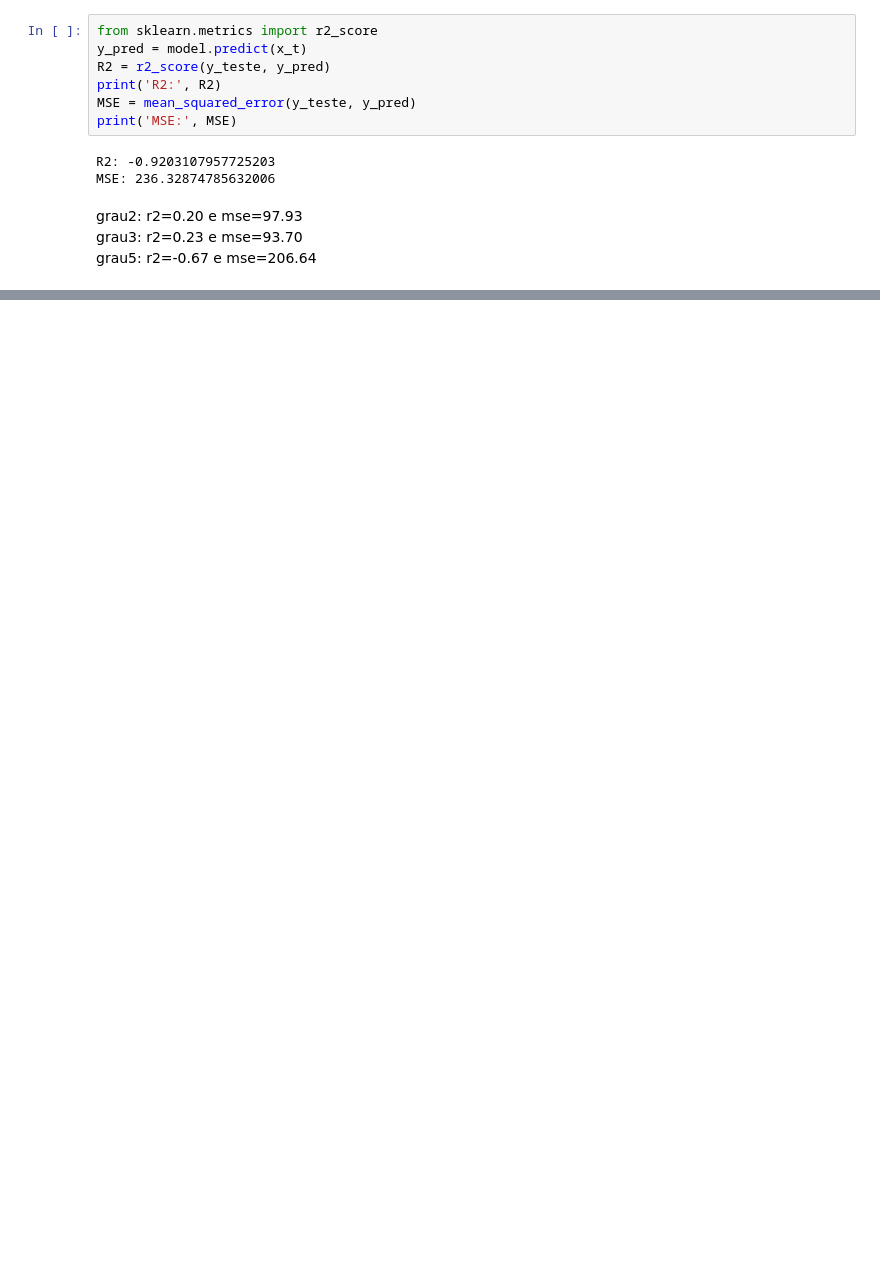
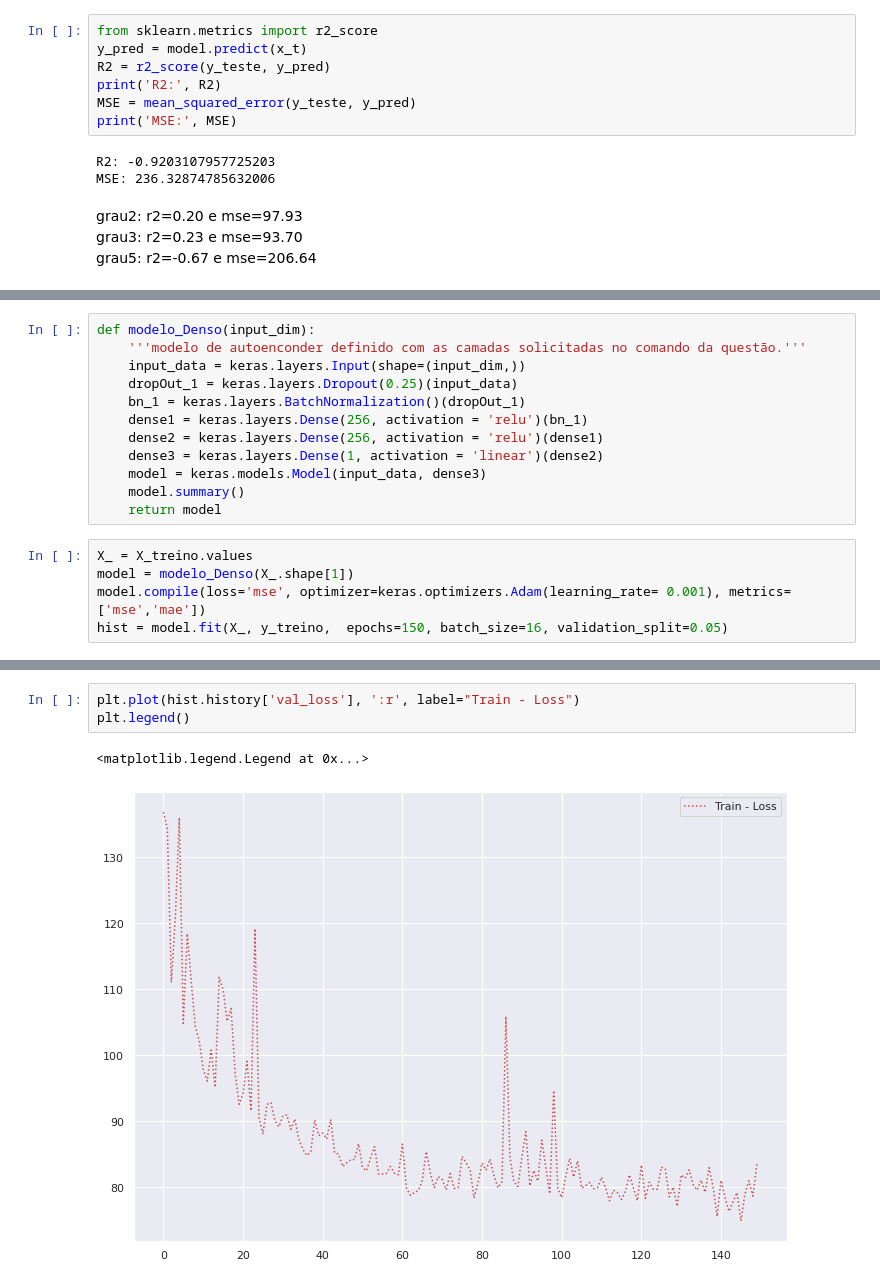
Before and after one commit to HedersonSantos/RegDatChallg, a Jupyter notebook: analise.ipynb, the cells around one changed output, grey strips where cells are left out. Drawn from its saved outputs; the diff is of its cells as text; blank space fills up the shorter version.

```diff
--- a/analise.ipynb
+++ b/analise.ipynb
@@ -403,0 +432,17 @@ grau5: r2=-0.67 e mse=206.64
+# %%
+def modelo_Denso(input_dim):
+    '''modelo de autoenconder definido com as camadas solicitadas no comando da questão.'''
+    input_data = keras.layers.Input(shape=(input_dim,))
+    dropOut_1 = keras.layers.Dropout(0.25)(input_data)
+    bn_1 = keras.layers.BatchNormalization()(dropOut_1)
+    dense1 = keras.layers.Dense(256, activation = 'relu')(bn_1)
+    dense2 = keras.layers.Dense(256, activation = 'relu')(dense1)
+    dense3 = keras.layers.Dense(1, activation = 'linear')(dense2)
+    model = keras.models.Model(input_data, dense3)
+    model.summary()
+    return model
+# %%
+X_ = X_treino.values
+model = modelo_Denso(X_.shape[1])
+model.compile(loss='mse', optimizer=keras.optimizers.Adam(learning_rate= 0.001), metrics=['mse','mae'])
+hist = model.fit(X_, y_treino,  epochs=150, batch_size=16, validation_split=0.05)
@@ -403,0 +467,6 @@ grau5: r2=-0.67 e mse=206.64
+# %%
+plt.plot(hist.history['val_loss'], ':r', label="Train - Loss")
+plt.legend()
+# %% [output]
+<matplotlib.legend.Legend at 0x...>
+[figure, added]
```
Also changed, not shown: parts of 17 cells of this notebook.
